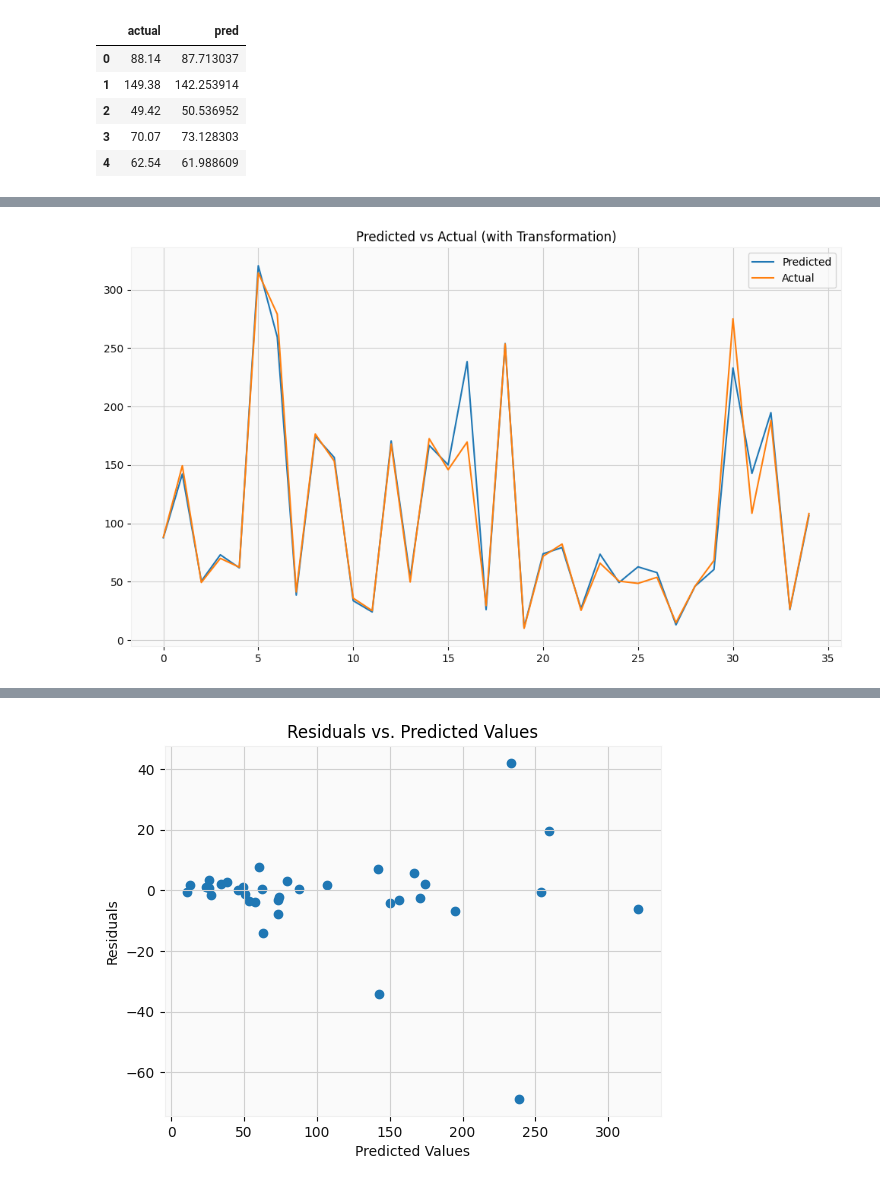
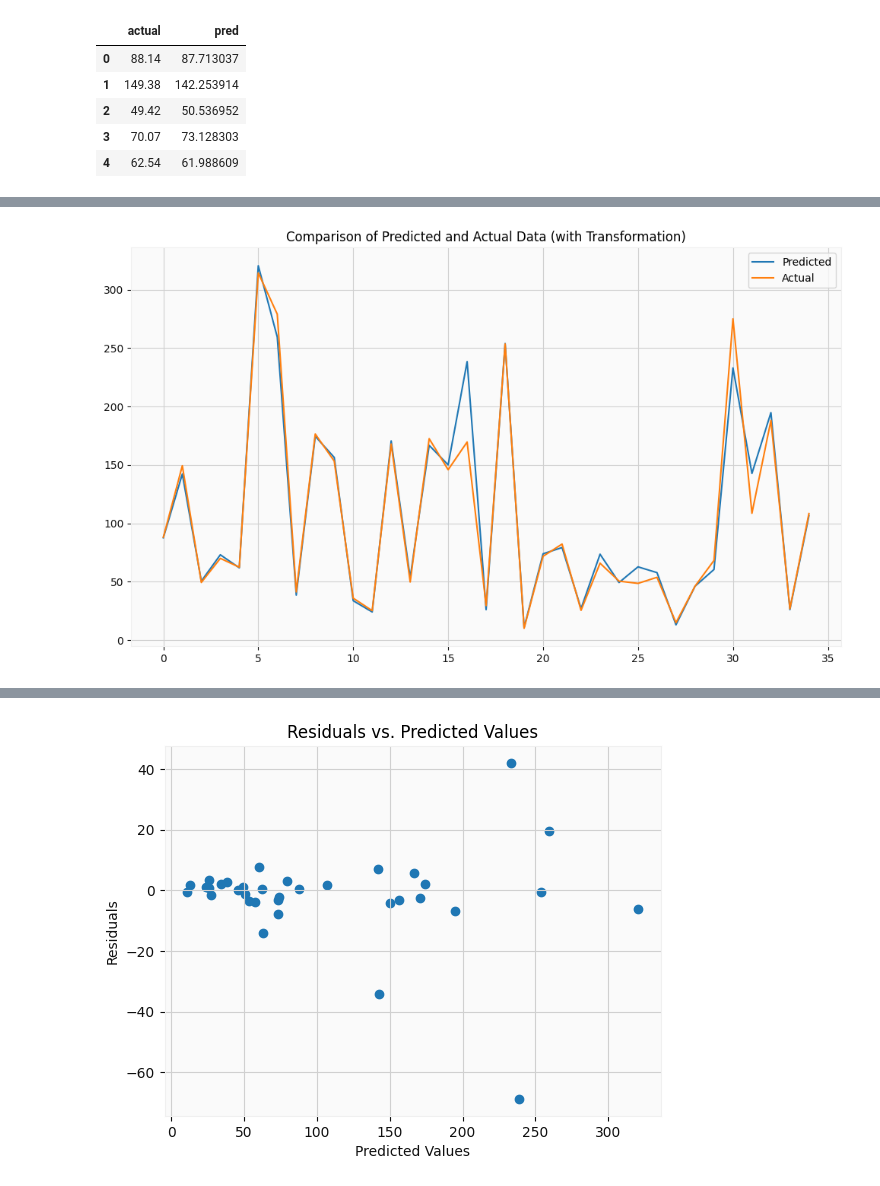
Before and after one commit to meabhaykr/Yes-Bank-Stock-Closing-Price-prediction, a Jupyter notebook: Yes_Bank_Stock_Closing_Price_prediction.ipynb, the cells around one changed output, grey strips where cells are left out. Saved outputs shown, nothing was run; the diff lists cells and outputs as text; code cells hidden in the pictures.

```diff
--- a/Yes_Bank_Stock_Closing_Price_prediction.ipynb
+++ b/Yes_Bank_Stock_Closing_Price_prediction.ipynb
@@ -1204,18 +1103,18 @@ plt.show()
 # %%
-#visualizing actual and predicted data
+# Create a figure with a single subplot
+fig, ax1 = plt.subplots(1, 1, figsize=(10, 6))
 
+# Plot the predicted and actual data with transformation
+ax1.plot(10 ** (y_test_pred_with_transformation), label="Predicted")
+ax1.plot(np.array(10 ** (y_test)), label="Actual")
+ax1.set_title("Comparison of Predicted and Actual Data (with Transformation)")
+ax1.legend()
 
-fig, (ax1) = plt.subplots(1, 1, figsize=(10, 6))
+# Adjust the layout
+plt.tight_layout()
 
-# Plot with transformation
-ax1.plot(10 ** (y_test_pred_with_transformation))
-ax1.plot(np.array(10 ** (y_test)))
-ax1.legend(["Predicted", "Actual"])
-ax1.set_title("Predicted vs Actual (with Transformation)")
-
-
-plt.tight_layout()
+# Show the plot
 plt.show()
 # %% [output]
-[figure, old version]
+[figure, new version]
 # %%
```
Also changed, not shown: parts of 167 cells of this notebook.
